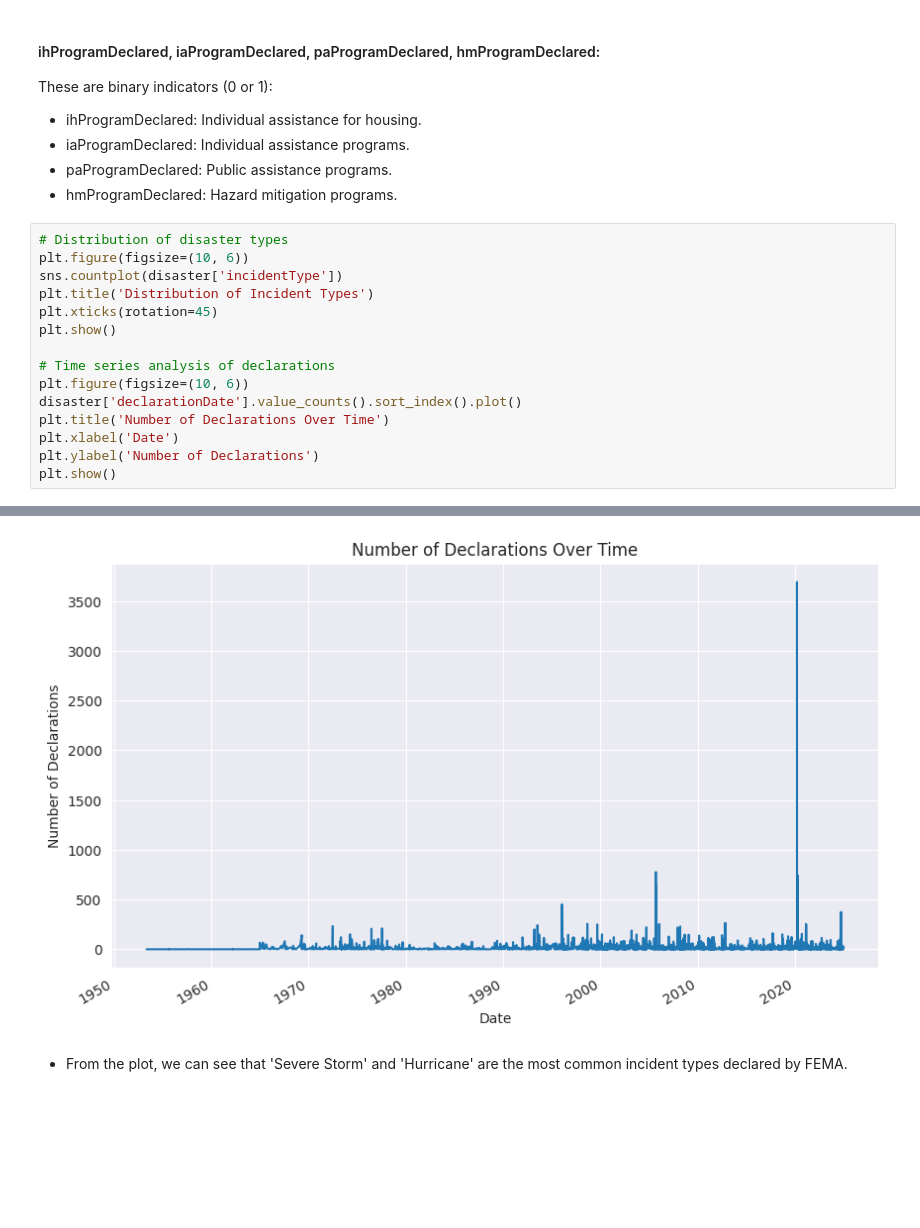
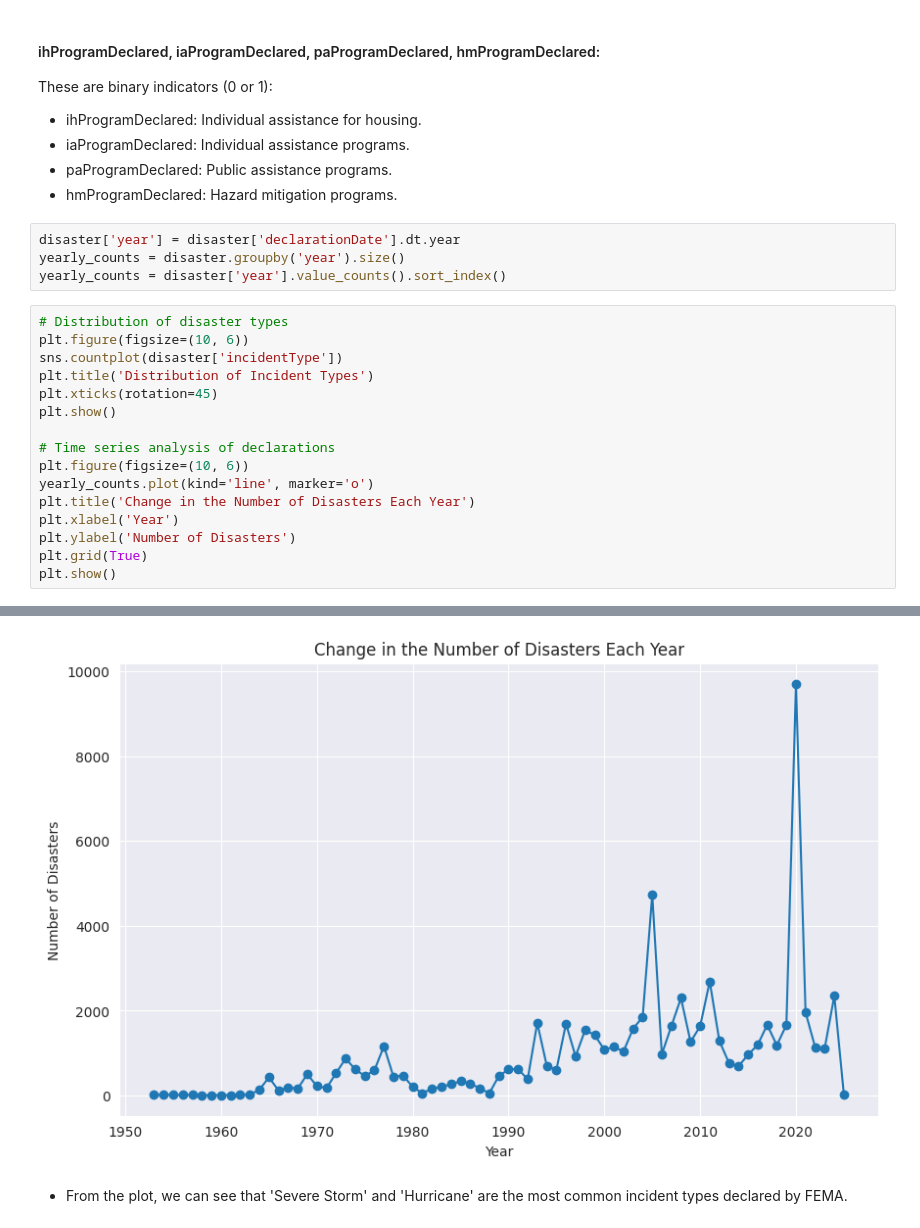
Before and after one commit to hana-heilaa/-FEMA-Disaster-Analysis-and-Prediction, a Jupyter notebook: disaster summerise.ipynb, the cells around one changed output, grey strips where cells are left out. Cells and saved outputs as stored; diff of their text form; blank space fills up the shorter version.

```diff
--- a/disaster summerise.ipynb
+++ b/disaster summerise.ipynb
@@ -76,24 +76,29 @@ These are binary indicators (0 or 1):
 - iaProgramDeclared: Individual assistance programs.
 - paProgramDeclared: Public assistance programs.
 - hmProgramDeclared: Hazard mitigation programs.
+# %%
+disaster['year'] = disaster['declarationDate'].dt.year
+yearly_counts = disaster.groupby('year').size()
+yearly_counts = disaster['year'].value_counts().sort_index()
 # %%
 # Distribution of disaster types
 plt.figure(figsize=(10, 6))
 sns.countplot(disaster['incidentType'])
 plt.title('Distribution of Incident Types')
 plt.xticks(rotation=45)
 plt.show()
 
 # Time series analysis of declarations
 plt.figure(figsize=(10, 6))
-disaster['declarationDate'].value_counts().sort_index().plot()
-plt.title('Number of Declarations Over Time')
-plt.xlabel('Date')
-plt.ylabel('Number of Declarations')
+yearly_counts.plot(kind='line', marker='o')
+plt.title('Change in the Number of Disasters Each Year')
+plt.xlabel('Year')
+plt.ylabel('Number of Disasters')
+plt.grid(True)
 plt.show()
 # %% [output]
 [figure]
-[figure, old version]
+[figure, new version]
 # %% [markdown]
 * From the plot, we can see that 'Severe Storm' and 'Hurricane' are the most common incident types declared by FEMA.
 # %%
```
Also changed, not shown: parts of 4 cells of this notebook, 2 other files.
